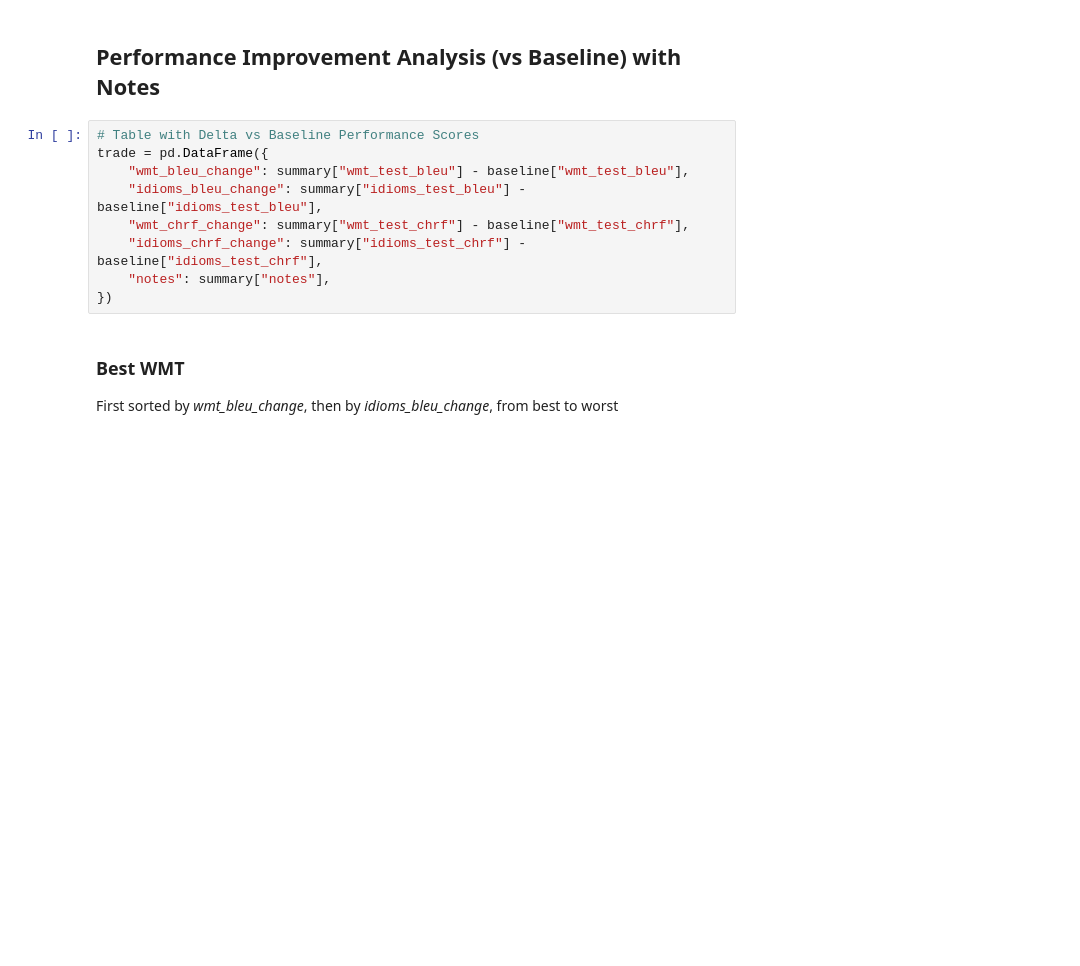
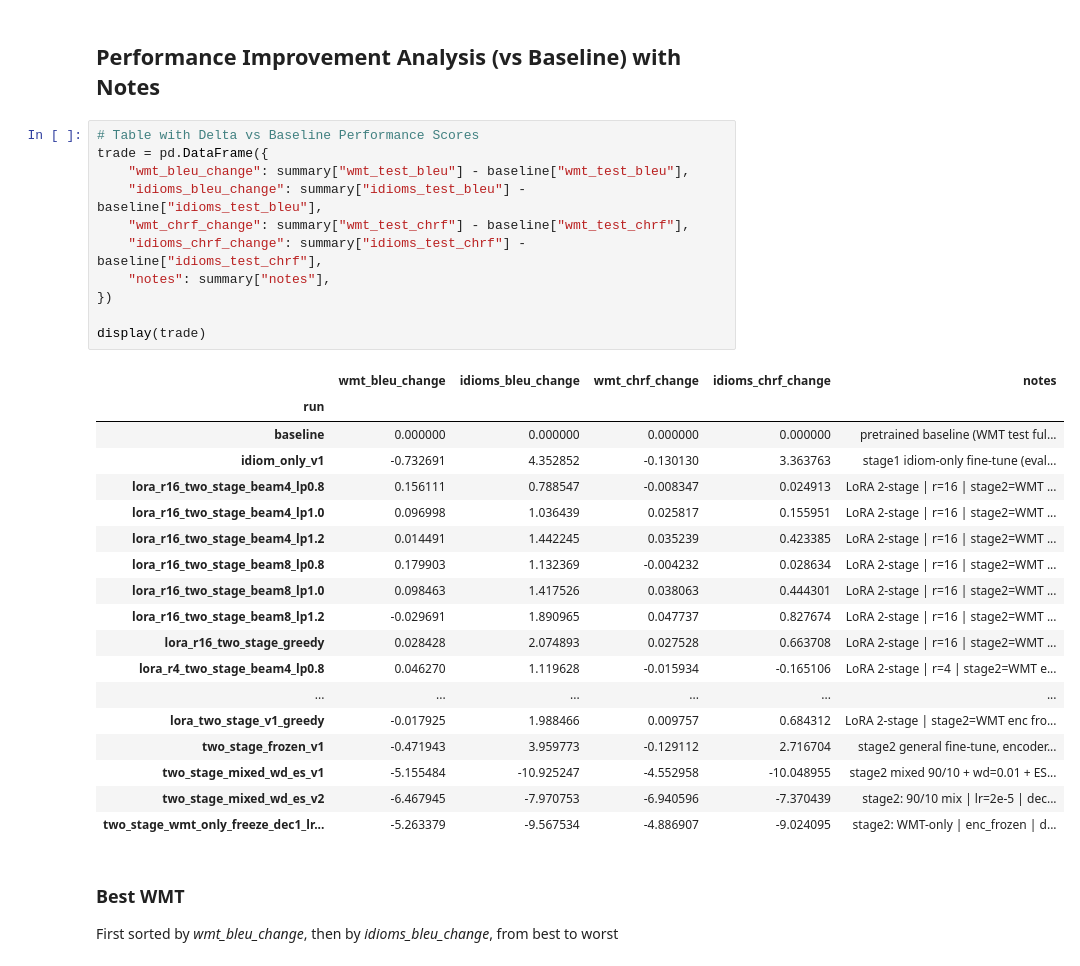
Before and after one commit to auntiepersilla/Idiom_Aware_MT_Finetuning_EN-DE, a Jupyter notebook: notebooks/10_analysis_idiom_aware_MT_metrics.ipynb, the cells around one changed output. Saved outputs shown, nothing was run; the diff lists cells and outputs as text; blank space fills up the shorter version.

```diff
--- a/notebooks/10_analysis_idiom_aware_MT_metrics.ipynb
+++ b/notebooks/10_analysis_idiom_aware_MT_metrics.ipynb
@@ -168,12 +169,33 @@ summary
 # %%
 # Table with Delta vs Baseline Performance Scores
 trade = pd.DataFrame({
     "wmt_bleu_change": summary["wmt_test_bleu"] - baseline["wmt_test_bleu"],
     "idioms_bleu_change": summary["idioms_test_bleu"] - baseline["idioms_test_bleu"],
     "wmt_chrf_change": summary["wmt_test_chrf"] - baseline["wmt_test_chrf"],
     "idioms_chrf_change": summary["idioms_test_chrf"] - baseline["idioms_test_chrf"],
     "notes": summary["notes"],
 })
+
+display(trade)
+# %% [output]
+|  | wmt_bleu_change | idioms_bleu_change | wmt_chrf_change | idioms_chrf_change | notes |
+| run |  |  |  |  |  |
+| baseline | 0.000000 | 0.000000 | 0.000000 | 0.000000 | pretrained baseline (WMT test ful... |
+| idiom_only_v1 | -0.732691 | 4.352852 | -0.130130 | 3.363763 | stage1 idiom-only fine-tune (eval... |
+| lora_r16_two_stage_beam4_lp0.8 | 0.156111 | 0.788547 | -0.008347 | 0.024913 | LoRA 2-stage | r=16 | stage2=WMT ... |
+| lora_r16_two_stage_beam4_lp1.0 | 0.096998 | 1.036439 | 0.025817 | 0.155951 | LoRA 2-stage | r=16 | stage2=WMT ... |
+| lora_r16_two_stage_beam4_lp1.2 | 0.014491 | 1.442245 | 0.035239 | 0.423385 | LoRA 2-stage | r=16 | stage2=WMT ... |
+| lora_r16_two_stage_beam8_lp0.8 | 0.179903 | 1.132369 | -0.004232 | 0.028634 | LoRA 2-stage | r=16 | stage2=WMT ... |
+| lora_r16_two_stage_beam8_lp1.0 | 0.098463 | 1.417526 | 0.038063 | 0.444301 | LoRA 2-stage | r=16 | stage2=WMT ... |
+| lora_r16_two_stage_beam8_lp1.2 | -0.029691 | 1.890965 | 0.047737 | 0.827674 | LoRA 2-stage | r=16 | stage2=WMT ... |
+| lora_r16_two_stage_greedy | 0.028428 | 2.074893 | 0.027528 | 0.663708 | LoRA 2-stage | r=16 | stage2=WMT ... |
+| lora_r4_two_stage_beam4_lp0.8 | 0.046270 | 1.119628 | -0.015934 | -0.165106 | LoRA 2-stage | r=4 | stage2=WMT e... |
+| ... | ... | ... | ... | ... | ... |
+| lora_two_stage_v1_greedy | -0.017925 | 1.988466 | 0.009757 | 0.684312 | LoRA 2-stage | stage2=WMT enc fro... |
+| two_stage_frozen_v1 | -0.471943 | 3.959773 | -0.129112 | 2.716704 | stage2 general fine-tune, encoder... |
+| two_stage_mixed_wd_es_v1 | -5.155484 | -10.925247 | -4.552958 | -10.048955 | stage2 mixed 90/10 + wd=0.01 + ES... |
+| two_stage_mixed_wd_es_v2 | -6.467945 | -7.970753 | -6.940596 | -7.370439 | stage2: 90/10 mix | lr=2e-5 | dec... |
+| two_stage_wmt_only_freeze_dec1_lr... | -5.263379 | -9.567534 | -4.886907 | -9.024095 | stage2: WMT-only | enc_frozen | d... |
 # %% [markdown]
 ### Best WMT
 
```
Also changed, not shown: parts of 7 cells of this notebook.
